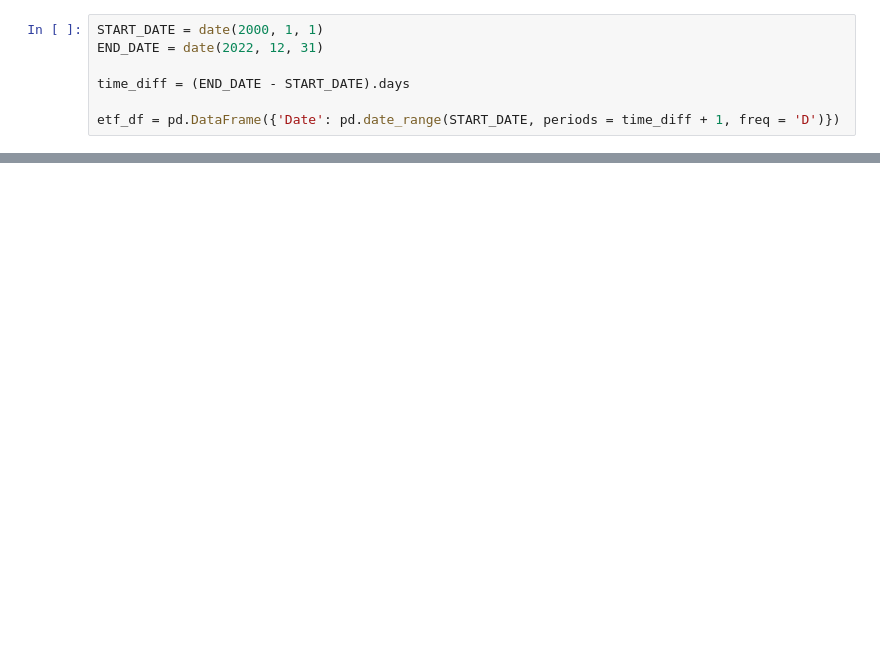
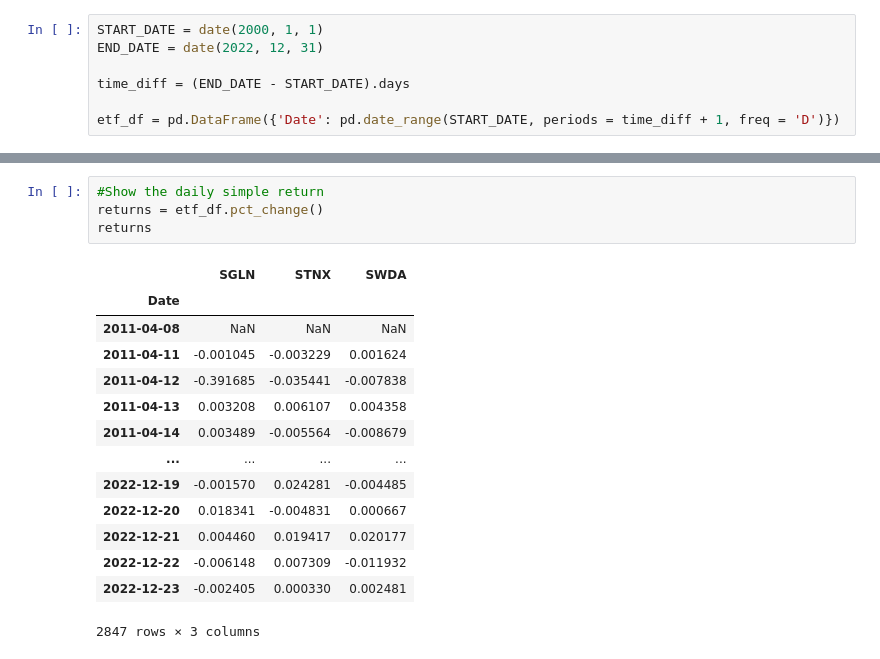
Before and after one commit to michaltkaczyk/etf-portfolio-optimisation, a Jupyter notebook: main.ipynb, the cells around one changed output, grey strips where cells are left out. Cells and saved outputs as stored; diff of their text form; blank space fills up the shorter version.

```diff
--- a/main.ipynb
+++ b/main.ipynb
@@ -55,0 +71,19 @@ To-dos (later):
+# %%
+#Show the daily simple return
+returns = etf_df.pct_change()
+returns
+# %% [output]
+|  | SGLN | STNX | SWDA |
+| Date |  |  |  |
+| 2011-04-08 | NaN | NaN | NaN |
+| 2011-04-11 | -0.001045 | -0.003229 | 0.001624 |
+| 2011-04-12 | -0.391685 | -0.035441 | -0.007838 |
+| 2011-04-13 | 0.003208 | 0.006107 | 0.004358 |
+| 2011-04-14 | 0.003489 | -0.005564 | -0.008679 |
+| ... | ... | ... | ... |
+| 2022-12-19 | -0.001570 | 0.024281 | -0.004485 |
+| 2022-12-20 | 0.018341 | -0.004831 | 0.000667 |
+| 2022-12-21 | 0.004460 | 0.019417 | 0.020177 |
+| 2022-12-22 | -0.006148 | 0.007309 | -0.011932 |
+| 2022-12-23 | -0.002405 | 0.000330 | 0.002481 |
+2847 rows × 3 columns
```
Also changed, not shown: parts of 19 cells of this notebook.
